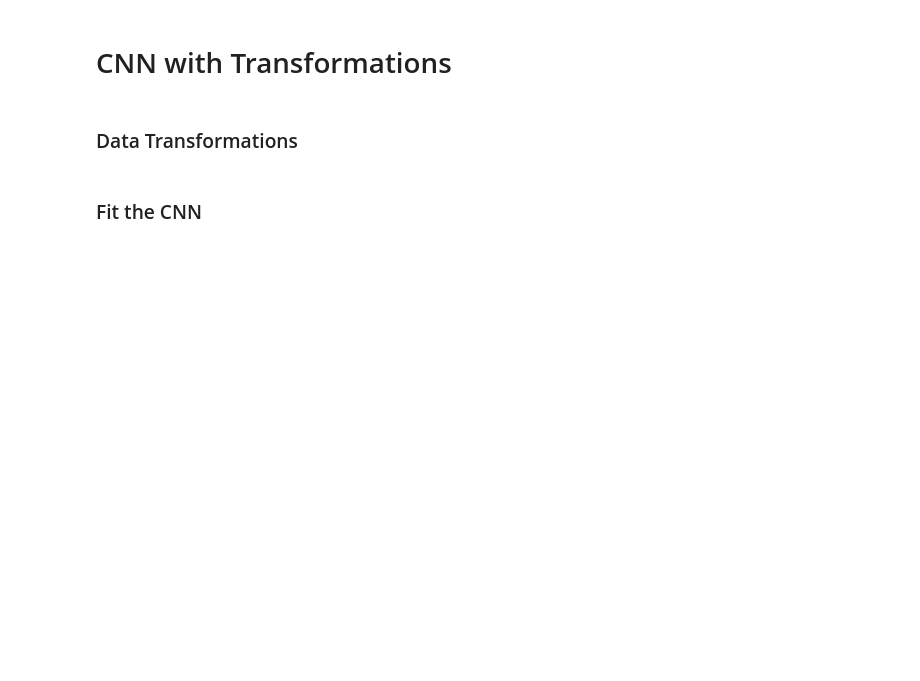
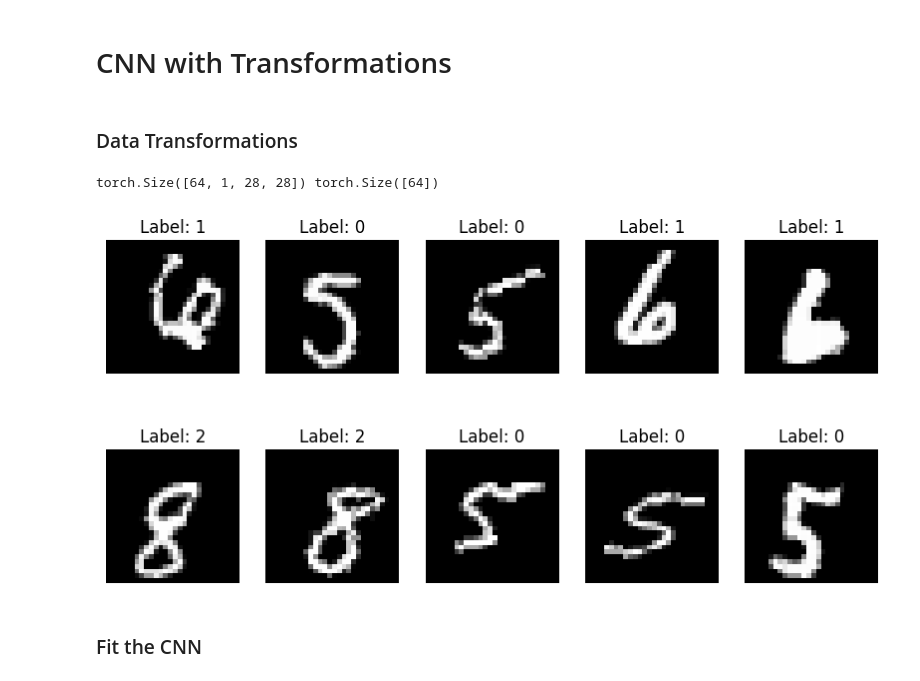
Before and after one commit to KelvynBladen/ml_intro, a Jupyter notebook: mnist_worksheet2.ipynb, the cells around one changed output. Saved outputs shown, nothing was run; the diff lists cells and outputs as text; code cells hidden in the pictures; blank space fills up the shorter version.

```diff
--- a/mnist_worksheet2.ipynb
+++ b/mnist_worksheet2.ipynb
@@ -184,36 +266,69 @@ for epoch in range(num_epochs):
 from torchvision.datasets import MNIST
 from torchvision import transforms
 
 # Define data augmentation transformations
 train_mod = transforms.Compose([
-    "Your code here",
+    transforms.RandomRotation(degrees=15),
+    transforms.RandomAffine(degrees=0, translate=(0.1, 0.1)),
+
     transforms.ToTensor(),                     # Convert to tensor
     transforms.Normalize((0.5,), (0.5,))    # Normalize to [-1, 1]
 ])
 
 test_mod = transforms.Compose([
     transforms.ToTensor(),                     # Convert to tensor
     transforms.Normalize((0.5,), (0.5,))       # Normalize to [-1, 1]
 ])
 
 # Load the MNIST train dataset
 train_dataset = MNIST(root="./data", train=True, transform=train_mod, download=True)
 
 # Filter the dataset to only include the 3 classes of interest
 # Convert to labels to 0, 1, 2
 # Convert the dataset to a DataLoader object
 
-"Your code here"
+train_indices = (train_dataset.targets == 5) | (train_dataset.targets == 6) | (train_dataset.targets == 8)
+train_dataset.targets = train_dataset.targets[train_indices]
+train_dataset.data = train_dataset.data[train_indices]
+
+train_dataset.targets = [0 if y == 5 else (1 if y == 6 else 2) for y in train_dataset.targets]
+
+train_loader_mod = DataLoader(train_dataset, batch_size=64, shuffle=True)
 
 # Repeat for the loading, filtering, and conversions on the test dataset
 test_dataset = MNIST(root="./data", train=False, transform=test_mod, download=True)
 
-'Your code here'
+test_indices = (test_dataset.targets == 5) | (test_dataset.targets == 6) | (test_dataset.targets == 8)
+test_dataset.targets = test_dataset.targets[test_indices]
+test_dataset.data = test_dataset.data[test_indices]
+
+test_dataset.targets = [0 if y == 5 else (1 if y == 6 else 2) for y in test_dataset.targets]
+
+test_loader_mod = DataLoader(test_dataset, batch_size=64, shuffle=False)
 
 # Plot some of the images in your train_loader. Check that your transformations provide
 # a reasonable augmentation of the data. If they don't, adjust them in the train_mod function.
 
 'Your code here'
+# Iterate over batches
+for images, labels in train_loader_mod:
+    # images now contain dynamically augmented data
+    print(images.shape, labels.shape)
+    break  # Checking one batch
+
+# Plot some of the transformed images
+plt.figure(figsize=(10, 5))
+
+for i in range(10):
+    plt.subplot(2, 5, i + 1)
+    plt.imshow(images[i].numpy().squeeze(), cmap='gray')
+    plt.title(f'Label: {labels[i].item()}')
+    plt.axis('off')
+
+plt.show()
+# %% [output]
+torch.Size([64, 1, 28, 28]) torch.Size([64])
+[figure, added]
 # %% [markdown]
 ### Fit the CNN
 # %%
```
Also changed, not shown: parts of 10 cells of this notebook.
